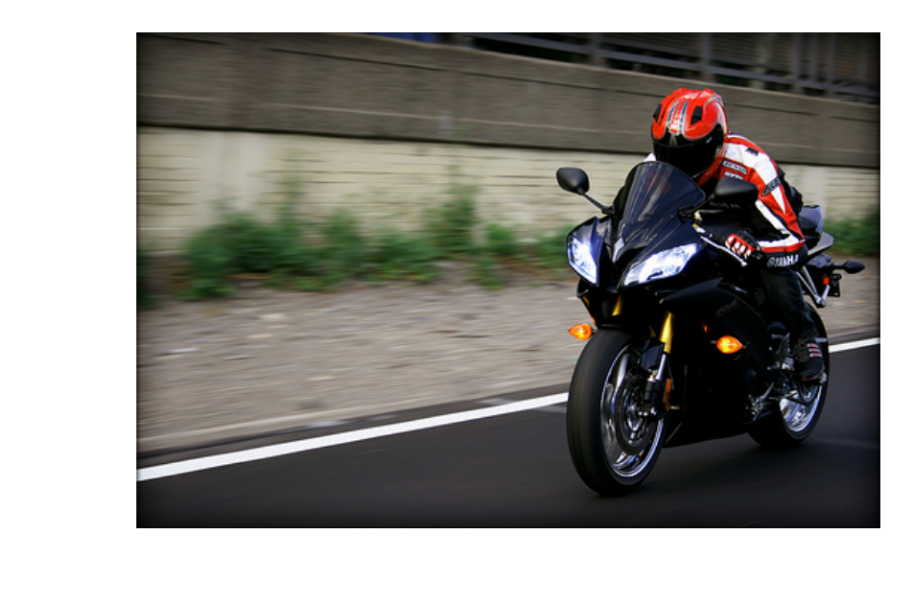
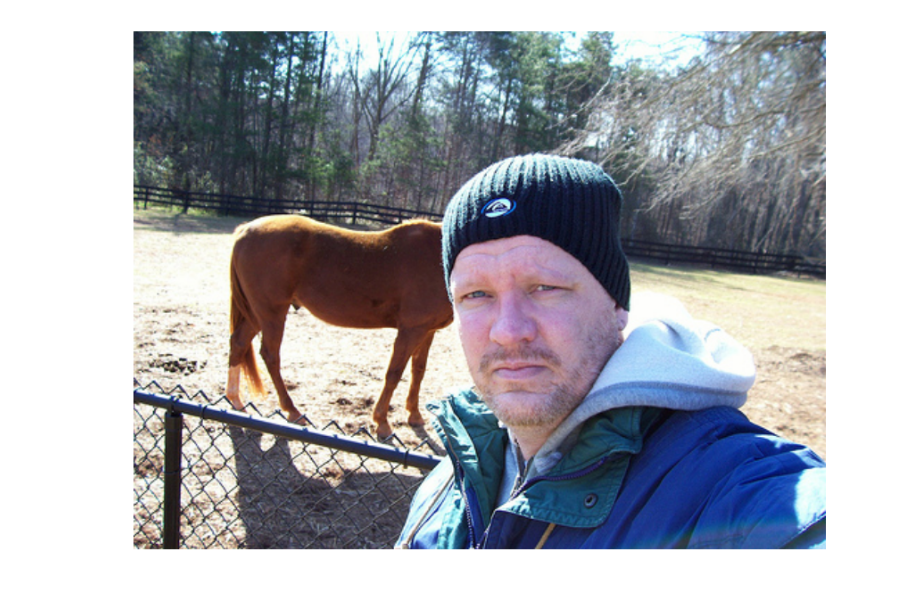
Before and after one commit to yucking/detail-api, a Jupyter notebook: PythonAPI/detailPartDemo.ipynb, the cells around one changed output. Saved outputs shown, nothing was run; the diff lists cells and outputs as text; code cells hidden in the pictures.

```diff
--- a/PythonAPI/detailPartDemo.ipynb
+++ b/PythonAPI/detailPartDemo.ipynb
@@ -19,7 +22,7 @@ creating index...
 index created!
 # %%
 # display detail categories and supercategories
-cats = details.loadCats(details.getCatIds())
+cats = details.getCats()
 nms=[cat['name'] for cat in cats]
 print ('Categories: \n\n', ' '.join(nms))
 
@@ -34,7 +37,5 @@ Supercategories:
 # %%
 # get all images containing given categories, select one at random
-catIds = details.getCatIds(catNms=['person']);
-imgIds = details.getImgIds(catIds=catIds );
-img = details.loadImgs(2009001427)[0]; # Load image metadata for 2009_001427.jpg
-print(img);
+imgs = details.getImgs(cats=details.getCats('person'));
+print("%d images contain people" % len(imgs))
 # %% [output]
@@ -41,0 +43,4 @@ print(img);
+# %%
+# Print image metadata for a random image with a person in it
+img = imgs[random.randrange(0,len(imgs))];
+print(img);
@@ -42,8 +49,8 @@ print(img);
 # %%
 # Read and display image
-I = io.imread(imgDir + img['file_name'])
+I = io.imread(os.path.join(imgDir, img['file_name']))
 plt.figure(); plt.axis('off')
 plt.imshow(I)
 plt.show()
 # %% [output]
-[figure, old version]
+[figure, new version]
```
Also changed, not shown: parts of 12 cells of this notebook, 2 other files.
